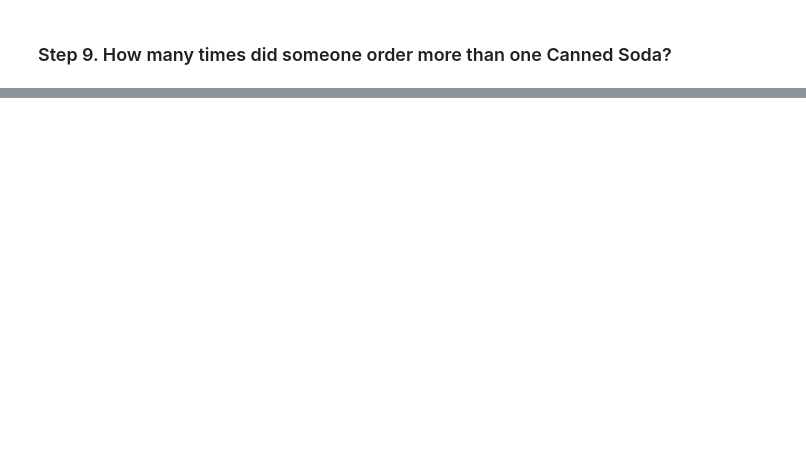
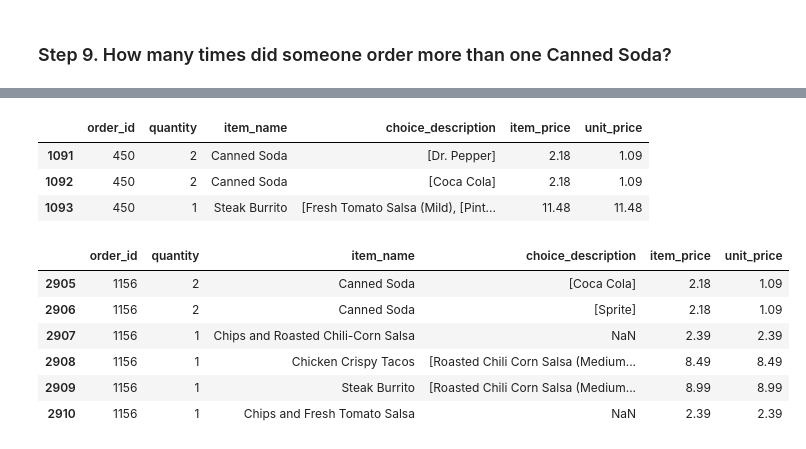
Before and after one commit to mochilooo/2026-10-BILBAO-FT-Data-Science, a Jupyter notebook: 2-Data_Analysis/2-Pandas/Practica/1-Chipotle/Chipotle_YERAY.ipynb, the cells around one changed output, grey strips where cells are left out. Drawn from its saved outputs; the diff is of its cells as text; code cells hidden in the pictures; blank space fills up the shorter version.

```diff
--- a/2-Data_Analysis/2-Pandas/Practica/1-Chipotle/Chipotle_YERAY.ipynb
+++ b/2-Data_Analysis/2-Pandas/Practica/1-Chipotle/Chipotle_YERAY.ipynb
@@ -36,4 +102,2 @@ chipo['item_name'].value_counts().idxmax()
 # %% [markdown]
 ### Step 4. How many products cost more than $10.00?
-# %%
-chipo['item_price'] = chipo['item_price'].str.replace('$', '', regex= False).astype(float)
@@ -120,0 +268,17 @@ chipo[(chipo['item_name'] == 'Canned Soda') & (chipo['quantity'] > 1)].shape[0]
+# %%
+chipo.loc[chipo['order_id'] == 450]
+# %% [output]
+|  | order_id | quantity | item_name | choice_description | item_price | unit_price |
+| 1091 | 450 | 2 | Canned Soda | [Dr. Pepper] | 2.18 | 1.09 |
+| 1092 | 450 | 2 | Canned Soda | [Coca Cola] | 2.18 | 1.09 |
+| 1093 | 450 | 1 | Steak Burrito | [Fresh Tomato Salsa (Mild), [Pint... | 11.48 | 11.48 |
+# %%
+chipo.loc[chipo['order_id'] == 1156]
+# %% [output]
+|  | order_id | quantity | item_name | choice_description | item_price | unit_price |
+| 2905 | 1156 | 2 | Canned Soda | [Coca Cola] | 2.18 | 1.09 |
+| 2906 | 1156 | 2 | Canned Soda | [Sprite] | 2.18 | 1.09 |
+| 2907 | 1156 | 1 | Chips and Roasted Chili-Corn Salsa | NaN | 2.39 | 2.39 |
+| 2908 | 1156 | 1 | Chicken Crispy Tacos | [Roasted Chili Corn Salsa (Medium... | 8.49 | 8.49 |
+| 2909 | 1156 | 1 | Steak Burrito | [Roasted Chili Corn Salsa (Medium... | 8.99 | 8.99 |
+| 2910 | 1156 | 1 | Chips and Fresh Tomato Salsa | NaN | 2.39 | 2.39 |
```
Also changed, not shown: parts of 23 cells of this notebook, 2 other files.
